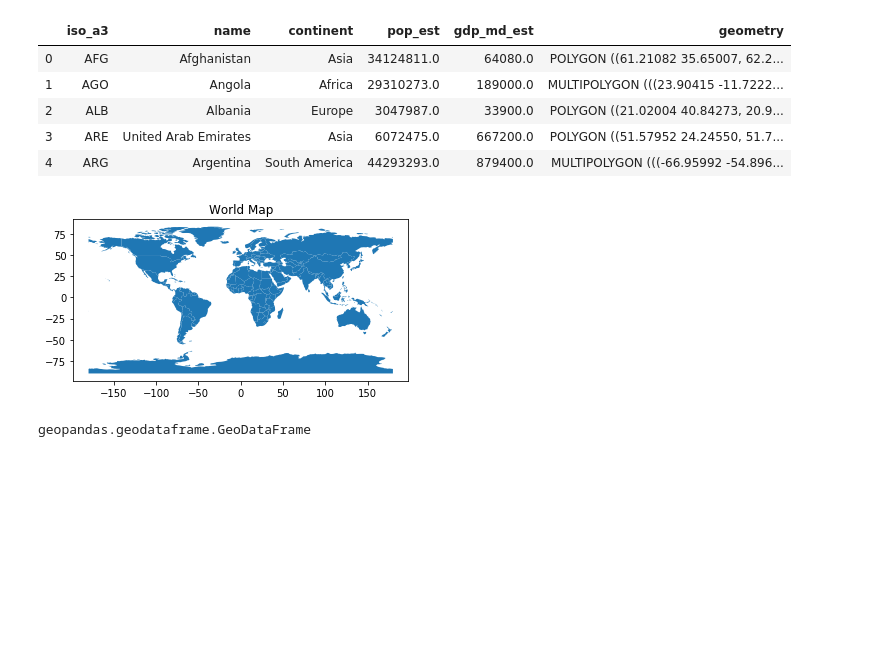
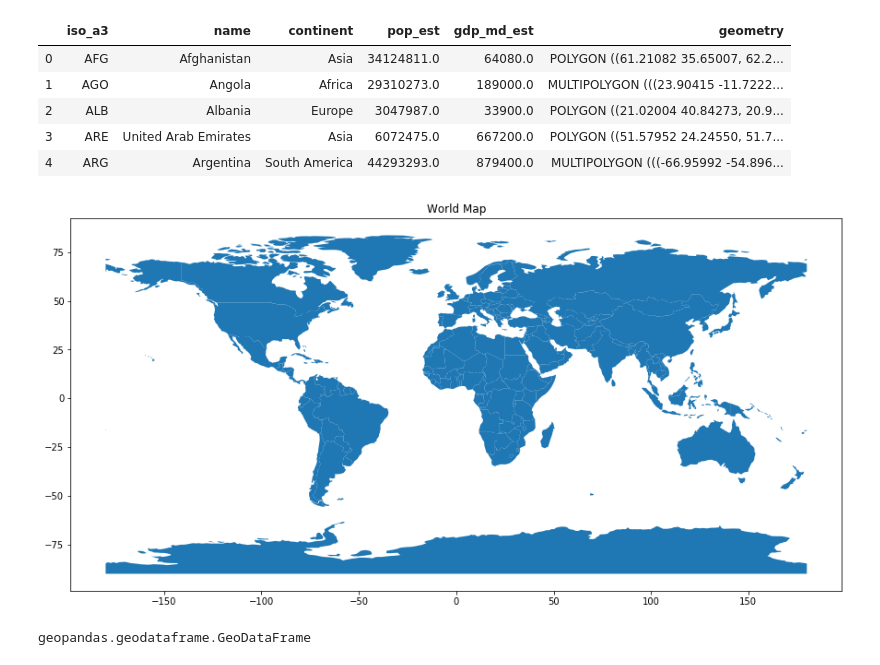
Before and after one commit to sidhant-guliani/geopandas_visualization, a Jupyter notebook: geopandas_tutorial.ipynb, the cells around one changed output. Cells and saved outputs as stored; diff of their text form; code cells hidden in the pictures; blank space fills up the shorter version.

Commit message:
adding more on tutorial of visualization tools of geopandas

```diff
--- a/geopandas_tutorial.ipynb
+++ b/geopandas_tutorial.ipynb
@@ -41,11 +49,11 @@ countries.head()
 | 3 | ARE | United Arab Emirates | Asia | 6072475.0 | 667200.0 | POLYGON ((51.57952 24.24550, 51.7... |
 | 4 | ARG | Argentina | South America | 44293293.0 | 879400.0 | MULTIPOLYGON (((-66.95992 -54.896... |
 # %%
-countries.plot()
+countries.plot(figsize=(15, 15))
 plt.title('World Map')
 plt.show()
 # %% [output]
-[figure, old version]
+[figure, new version]
 # %%
 type(countries)
 # %% [output]
```
Also changed, not shown: parts of 17 cells of this notebook.
